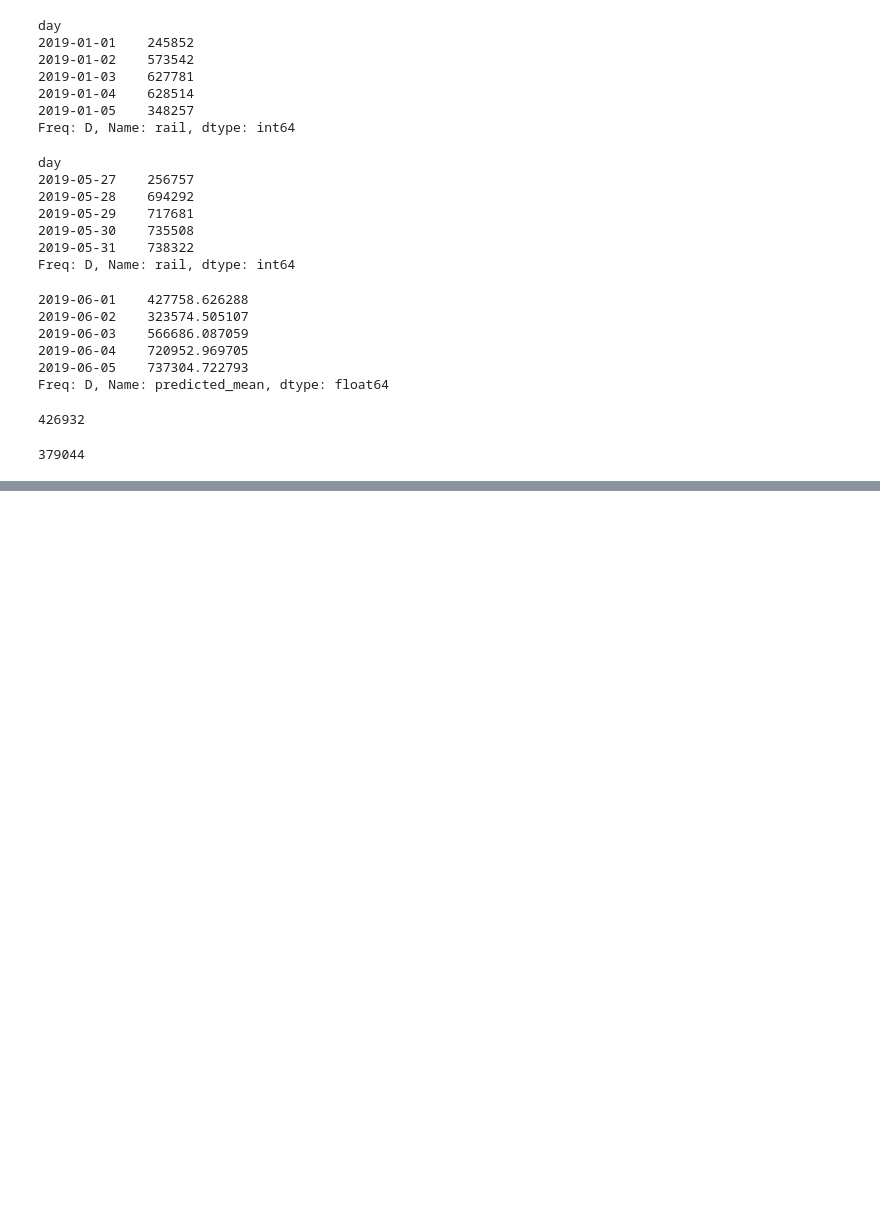
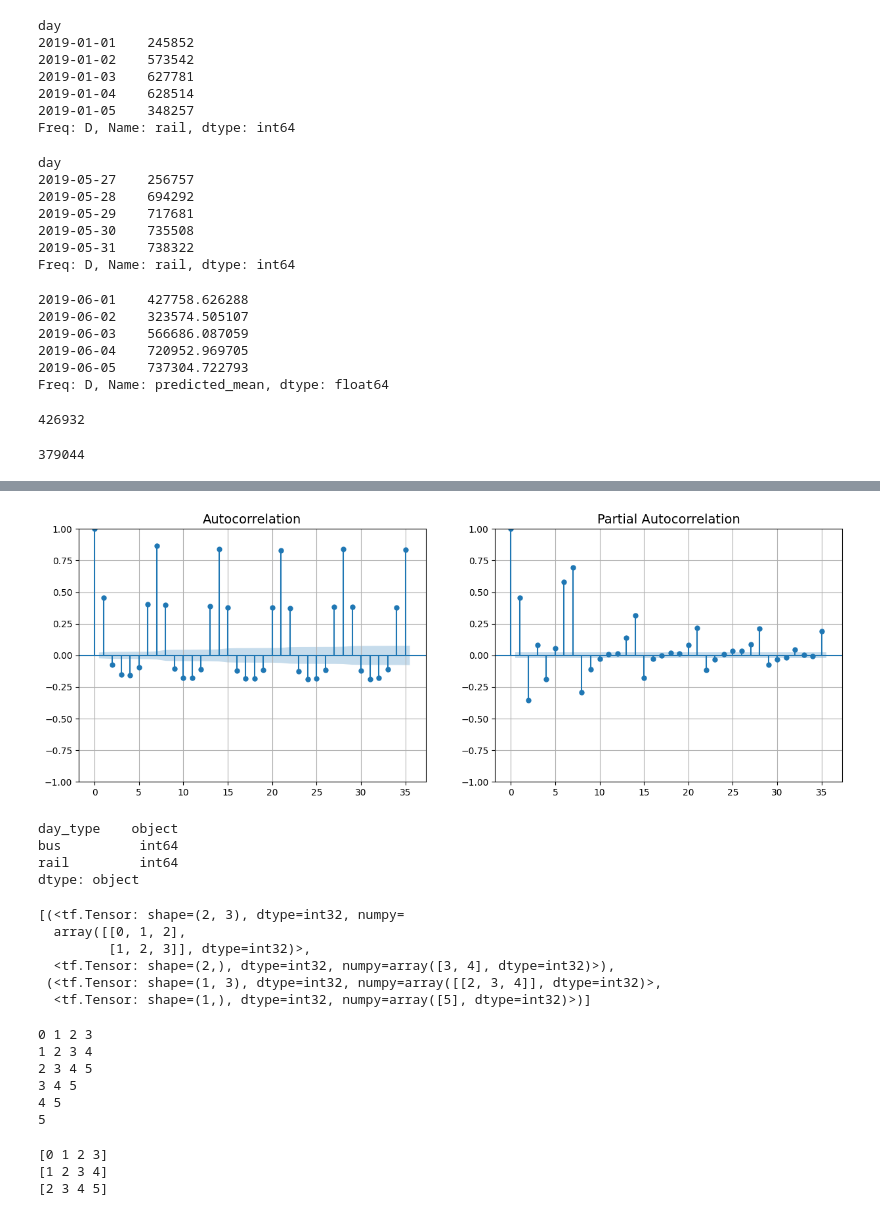
Before and after one commit to mariabaladuggimpudi/ml-practice, a Jupyter notebook: time_series/forecasting.ipynb, the cells around one changed output, grey strips where cells are left out. Saved outputs shown, nothing was run; the diff lists cells and outputs as text; code cells hidden in the pictures; blank space fills up the shorter version.

```diff
--- a/time_series/forecasting.ipynb
+++ b/time_series/forecasting.ipynb
@@ -305,0 +384,57 @@ df["rail"].loc["2019-06-01"]
+# %%
+from statsmodels.graphics.tsaplots import plot_acf, plot_pacf
+
+fig, axs = plt.subplots(nrows=1, ncols=2, figsize=(15, 5))
+plot_acf(df[period]["rail"], ax=axs[0], lags=35)
+axs[0].grid()
+plot_pacf(df[period]["rail"], ax=axs[1], lags=35, method="ywm")
+axs[1].grid()
+plt.show()
+# %% [output]
+[figure, added]
+# %%
+df.dtypes
+# %% [output]
+day_type    object
+bus          int64
+rail         int64
+dtype: object
+# %%
+import tensorflow as tf
+
+my_series = [0, 1, 2, 3, 4, 5]
+my_dataset = tf.keras.utils.timeseries_dataset_from_array(
+    my_series,
+    targets=my_series[3:],  # the targets are 3 steps into the future
+    sequence_length=3,
+    batch_size=2
+)
+list(my_dataset)
+# %% [output]
+[(<tf.Tensor: shape=(2, 3), dtype=int32, numpy=
+  array([[0, 1, 2],
+         [1, 2, 3]], dtype=int32)>,
+  <tf.Tensor: shape=(2,), dtype=int32, numpy=array([3, 4], dtype=int32)>),
+ (<tf.Tensor: shape=(1, 3), dtype=int32, numpy=array([[2, 3, 4]], dtype=int32)>,
+  <tf.Tensor: shape=(1,), dtype=int32, numpy=array([5], dtype=int32)>)]
+# %%
+for window_dataset in tf.data.Dataset.range(6).window(4, shift=1):
+    for element in window_dataset:
+        print(f"{element}", end=" ")
+    print()
+# %% [output]
+0 1 2 3
+1 2 3 4
+2 3 4 5
+3 4 5
+4 5
+5
+# %%
+dataset = tf.data.Dataset.range(6).window(4, shift=1, drop_remainder=True)
+dataset = dataset.flat_map(lambda window_dataset: window_dataset.batch(4))
+for window_tensor in dataset:
+    print(f"{window_tensor}")
+# %% [output]
+[0 1 2 3]
+[1 2 3 4]
+[2 3 4 5]
```
Also changed, not shown: parts of 15 cells of this notebook.
